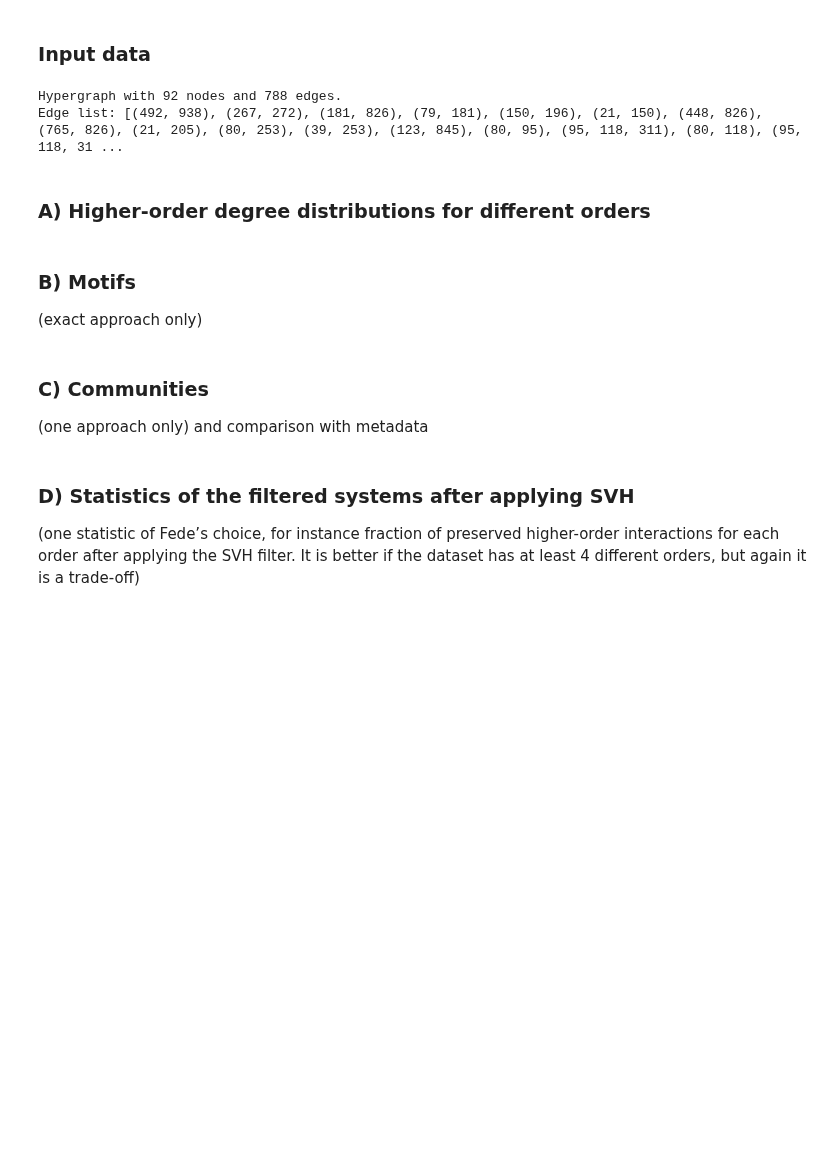
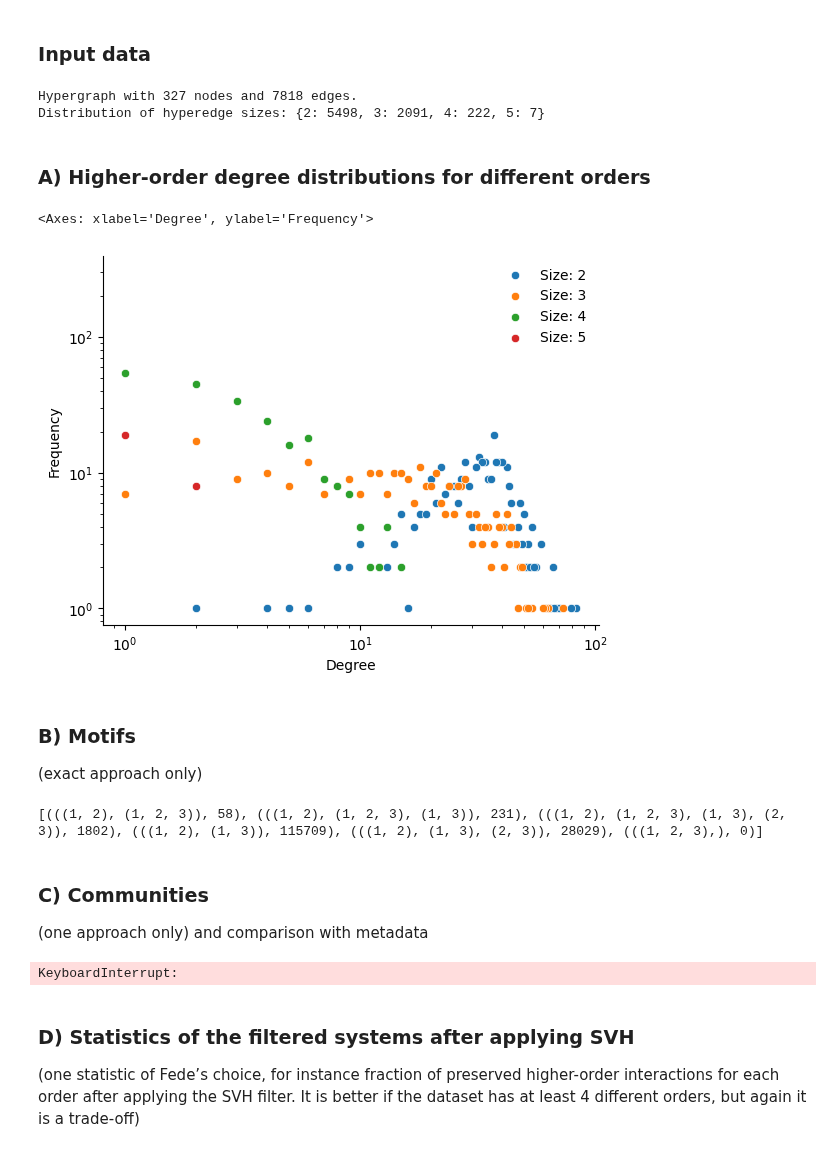
Before and after one commit to HGX-Team/hypergraphx, a Jupyter notebook: tutorials/analysis_paper.ipynb, the cells around one changed output. Cells and saved outputs as stored; diff of their text form; code cells hidden in the pictures; blank space fills up the shorter version.

```diff
--- a/tutorials/analysis_paper.ipynb
+++ b/tutorials/analysis_paper.ipynb
@@ -18,10 +22,10 @@ from hnx.core.hypergraph import Hypergraph
 # %% [markdown]
 ### Input data
 # %%
-H = load_hypergraph("../test_data/workplace/workplace.pickle", "pickle")
+H = load_hypergraph("../test_data/hs/hs.pickle", "pickle")
 print(H)
 # %% [output]
-Hypergraph with 92 nodes and 788 edges.
-Edge list: [(492, 938), (267, 272), (181, 826), (79, 181), (150, 196), (21, 150), (448, 826), (765, 826), (21, 205), (80, 253), (39, 253), (123, 845), (80, 95), (95, 118, 311), (80, 118), (95, 118, 31 ...
+Hypergraph with 327 nodes and 7818 edges.
+Distribution of hyperedge sizes: {2: 5498, 3: 2091, 4: 222, 5: 7}
 # %% [markdown]
 ### A) Higher-order degree distributions for different orders
@@ -30,3 +32,10 @@ Edge list: [(492, 938), (267, 272), (181, 826), (79, 181), (150, 196), (21, 150)
+# %%
+from hnx.viz.plot import plot_degree_distributions
+
+plot_degree_distributions(H, max_size=5)
+# %% [output]
+<Axes: xlabel='Degree', ylabel='Frequency'>
+[figure, added]
 # %% [markdown]
 ### B) Motifs
 (exact approach only)
@@ -35,3 +42,10 @@ Edge list: [(492, 938), (267, 272), (181, 826), (79, 181), (150, 196), (21, 150)
+# %%
+from hnx.motifs.motifs import compute_motifs
+
+motifs = compute_motifs(H, order=3)
+print(motifs)
+# %% [output]
+[(((1, 2), (1, 2, 3)), 58), (((1, 2), (1, 2, 3), (1, 3)), 231), (((1, 2), (1, 2, 3), (1, 3), (2, 3)), 1802), (((1, 2), (1, 3)), 115709), (((1, 2), (1, 3), (2, 3)), 28029), (((1, 2, 3),), 0)]
 # %% [markdown]
 ### C) Communities
 (one approach only) and comparison with metadata
@@ -39,6 +53,8 @@ Edge list: [(492, 938), (267, 272), (181, 826), (79, 181), (150, 196), (21, 150)
 # Model training
 model = HypergraphMT(verbose=False)
 u, w, maxL = model.fit(H, K=5, seed=10, normalizeU=False, out_inference=False, )
+# %% [output]
+KeyboardInterrupt:
 # %%
 # TODO: Marti - plot overlapping communities vs metadata (probably on the clique expansion)
 # - add draw_communities in viz
```
Also changed, not shown: parts of 8 cells of this notebook, 17 other files.
